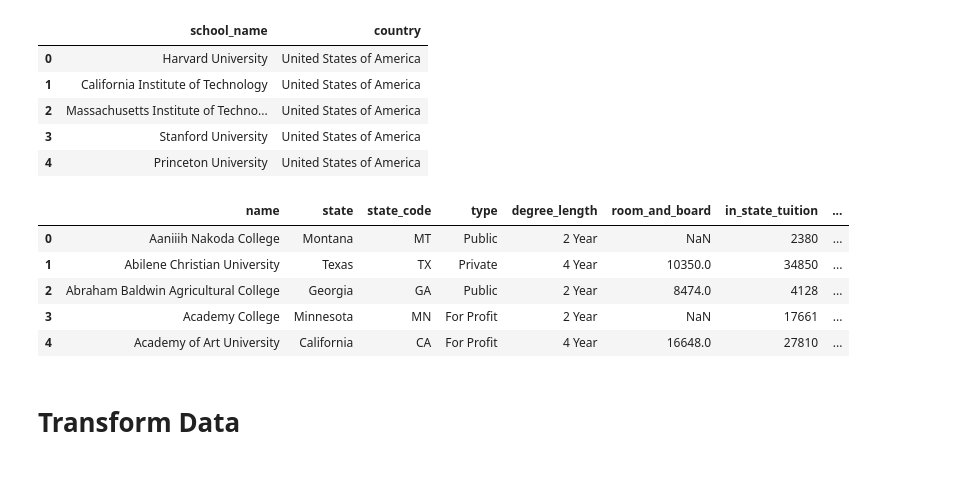
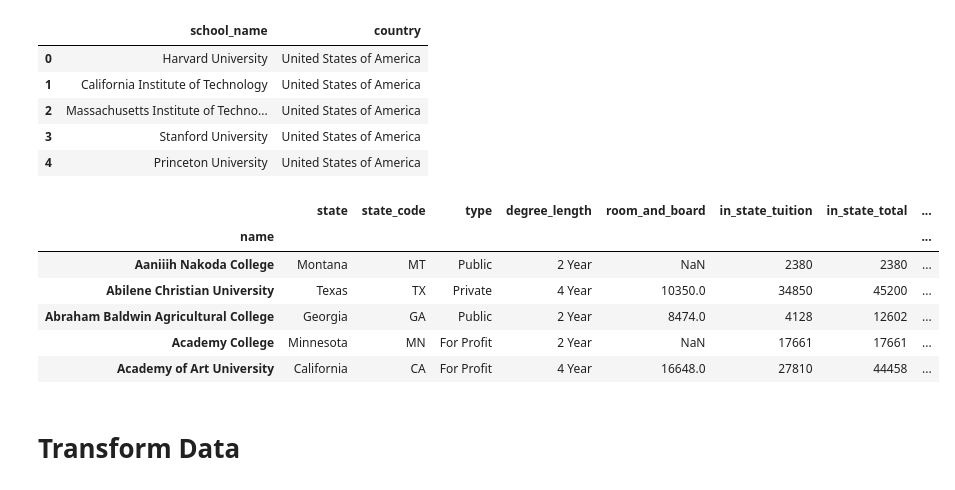
Before and after one commit to tracygoznikar/ETL_Project, a Jupyter notebook: world_rankings.ipynb, the cells around one changed output. Cells and saved outputs as stored; diff of their text form; code cells hidden in the pictures.

```diff
--- a/world_rankings.ipynb
+++ b/world_rankings.ipynb
@@ -51,15 +51,18 @@ xwalk_df.head()
 # %%
 tuition_file = "Resources/tuition_cost.csv"
 tuition_df=pd.read_csv(tuition_file)
 
+tuition_df.set_index("name",inplace=True)
+
 tuition_df.head()
 # %% [output]
-|  | name | state | state_code | type | degree_length | room_and_board | in_state_tuition | ... |
-| 0 | Aaniiih Nakoda College | Montana | MT | Public | 2 Year | NaN | 2380 | ... |
-| 1 | Abilene Christian University | Texas | TX | Private | 4 Year | 10350.0 | 34850 | ... |
-| 2 | Abraham Baldwin Agricultural College | Georgia | GA | Public | 2 Year | 8474.0 | 4128 | ... |
-| 3 | Academy College | Minnesota | MN | For Profit | 2 Year | NaN | 17661 | ... |
-| 4 | Academy of Art University | California | CA | For Profit | 4 Year | 16648.0 | 27810 | ... |
+|  | state | state_code | type | degree_length | room_and_board | in_state_tuition | in_state_total | ... |
+| name |  |  |  |  |  |  |  | ... |
+| Aaniiih Nakoda College | Montana | MT | Public | 2 Year | NaN | 2380 | 2380 | ... |
+| Abilene Christian University | Texas | TX | Private | 4 Year | 10350.0 | 34850 | 45200 | ... |
+| Abraham Baldwin Agricultural College | Georgia | GA | Public | 2 Year | 8474.0 | 4128 | 12602 | ... |
+| Academy College | Minnesota | MN | For Profit | 2 Year | NaN | 17661 | 17661 | ... |
+| Academy of Art University | California | CA | For Profit | 4 Year | 16648.0 | 27810 | 44458 | ... |
 # %% [markdown]
 # Transform Data
 # %%
```
Also changed, not shown: parts of 1 cell of this notebook.
